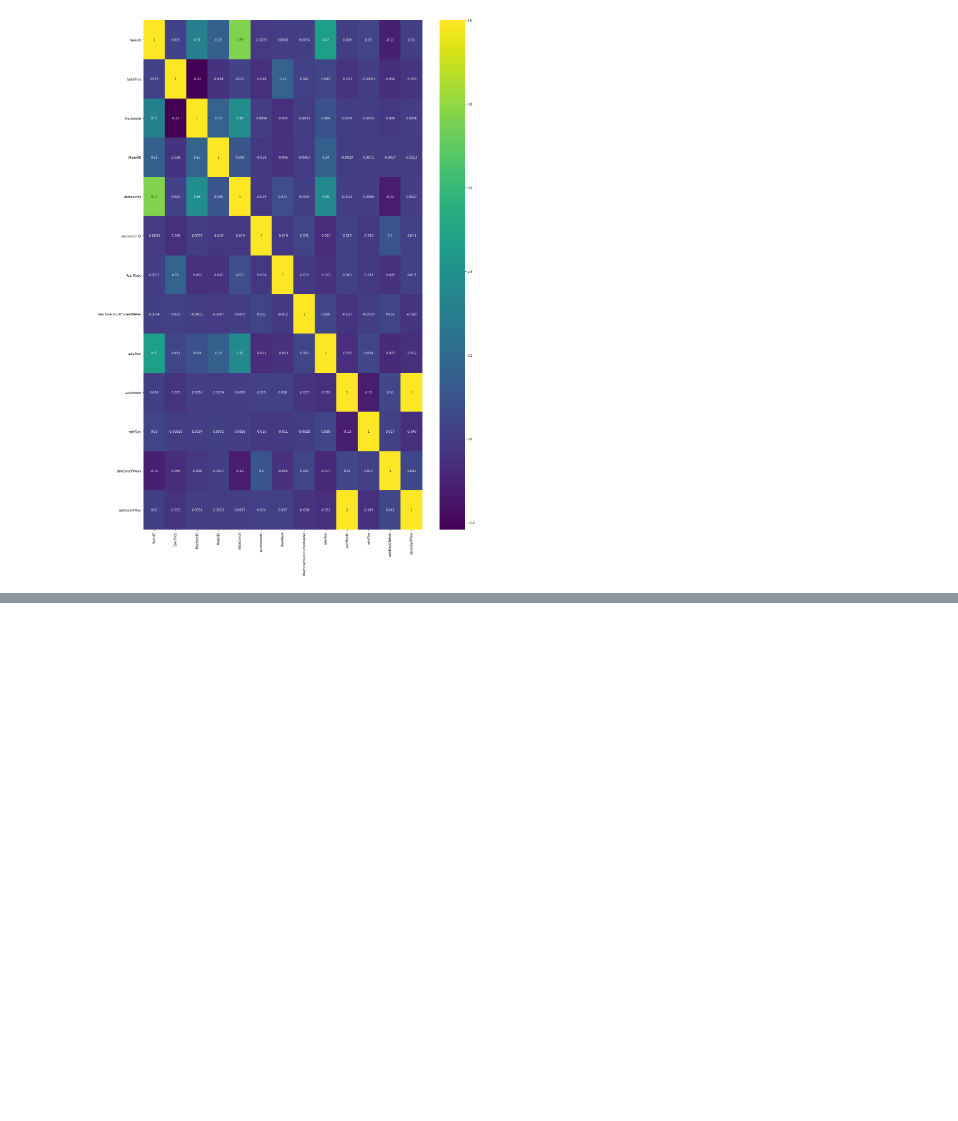
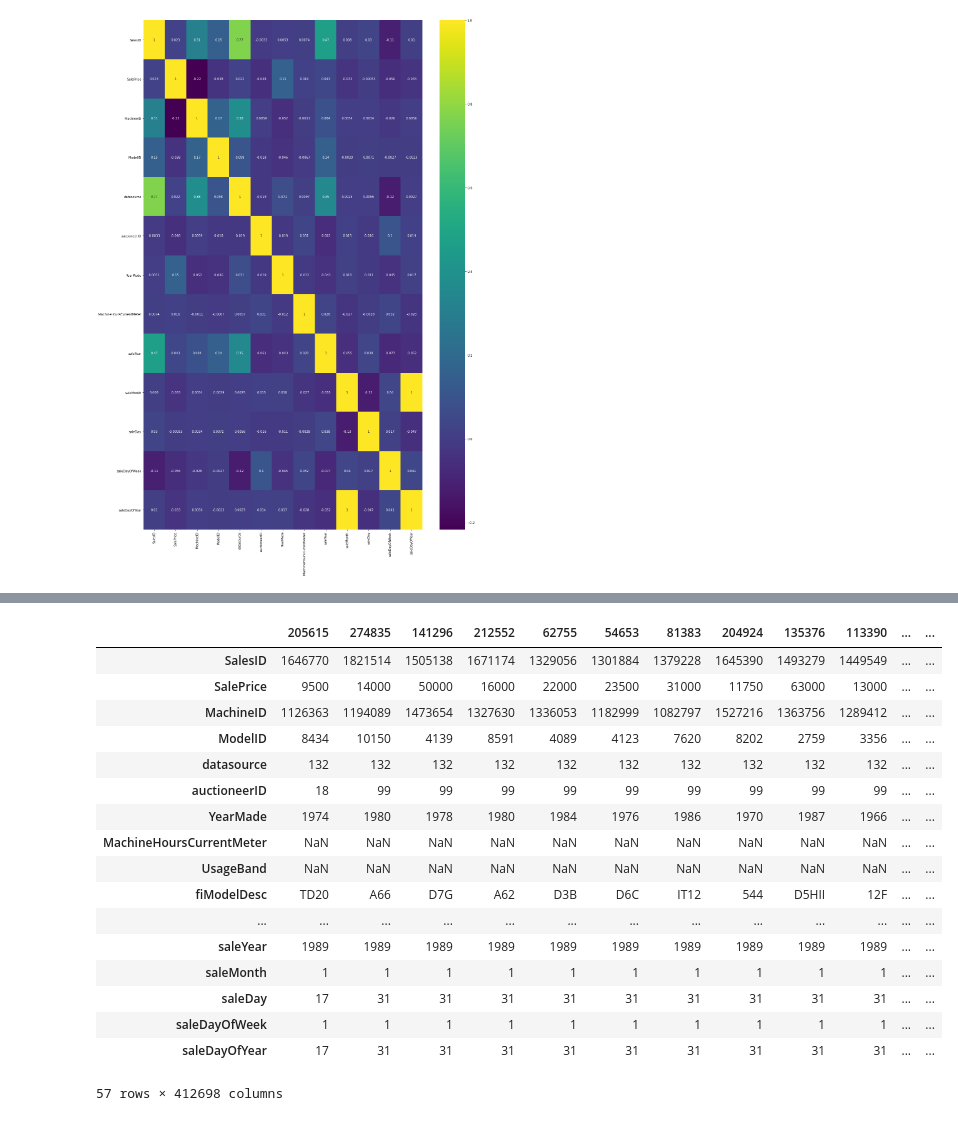
Before and after one commit to sumit-mandal/Machine-Learning-Complete-3, a Jupyter notebook: Bulldozer Project/Bulldozer_regression.ipynb, the cells around one changed output, grey strips where cells are left out. Cells and saved outputs as stored; diff of their text form; code cells hidden in the pictures; blank space fills up the shorter version.

```diff
--- a/Bulldozer Project/Bulldozer_regression.ipynb
+++ b/Bulldozer Project/Bulldozer_regression.ipynb
@@ -278,0 +285,8 @@ sns.heatmap(df_tmp.corr(),annot=True,cmap='viridis')
+# %%
+## Find the columns which contains string
+for label,content in df_tmp.items():
+    if pd.api.types.is_string_dtype(content):
+        print(label)
+#         print(content)
+
+## It makes the value as key,value pair
@@ -278,0 +331,6 @@ sns.heatmap(df_tmp.corr(),annot=True,cmap='viridis')
+# %%
+## THis will turn all the strings value into category values
+
+for label,content in df_tmp.items():
+    if pd.api.types.is_string_dtype(content):
+        df_tmp[label] = content.astype("category").cat.as_ordered()
@@ -278,0 +352,21 @@ sns.heatmap(df_tmp.corr(),annot=True,cmap='viridis')
+# %%
+df_tmp.T
+# %% [output]
+|  | 205615 | 274835 | 141296 | 212552 | 62755 | 54653 | 81383 | 204924 | 135376 | 113390 | ... | ... |
+| SalesID | 1646770 | 1821514 | 1505138 | 1671174 | 1329056 | 1301884 | 1379228 | 1645390 | 1493279 | 1449549 | ... | ... |
+| SalePrice | 9500 | 14000 | 50000 | 16000 | 22000 | 23500 | 31000 | 11750 | 63000 | 13000 | ... | ... |
+| MachineID | 1126363 | 1194089 | 1473654 | 1327630 | 1336053 | 1182999 | 1082797 | 1527216 | 1363756 | 1289412 | ... | ... |
+| ModelID | 8434 | 10150 | 4139 | 8591 | 4089 | 4123 | 7620 | 8202 | 2759 | 3356 | ... | ... |
+| datasource | 132 | 132 | 132 | 132 | 132 | 132 | 132 | 132 | 132 | 132 | ... | ... |
+| auctioneerID | 18 | 99 | 99 | 99 | 99 | 99 | 99 | 99 | 99 | 99 | ... | ... |
+| YearMade | 1974 | 1980 | 1978 | 1980 | 1984 | 1976 | 1986 | 1970 | 1987 | 1966 | ... | ... |
+| MachineHoursCurrentMeter | NaN | NaN | NaN | NaN | NaN | NaN | NaN | NaN | NaN | NaN | ... | ... |
+| UsageBand | NaN | NaN | NaN | NaN | NaN | NaN | NaN | NaN | NaN | NaN | ... | ... |
+| fiModelDesc | TD20 | A66 | D7G | A62 | D3B | D6C | IT12 | 544 | D5HII | 12F | ... | ... |
+| ... | ... | ... | ... | ... | ... | ... | ... | ... | ... | ... | ... | ... |
+| saleYear | 1989 | 1989 | 1989 | 1989 | 1989 | 1989 | 1989 | 1989 | 1989 | 1989 | ... | ... |
+| saleMonth | 1 | 1 | 1 | 1 | 1 | 1 | 1 | 1 | 1 | 1 | ... | ... |
+| saleDay | 17 | 31 | 31 | 31 | 31 | 31 | 31 | 31 | 31 | 31 | ... | ... |
+| saleDayOfWeek | 1 | 1 | 1 | 1 | 1 | 1 | 1 | 1 | 1 | 1 | ... | ... |
+| saleDayOfYear | 17 | 31 | 31 | 31 | 31 | 31 | 31 | 31 | 31 | 31 | ... | ... |
+57 rows × 412698 columns
```
Also changed, not shown: parts of 61 cells of this notebook.
